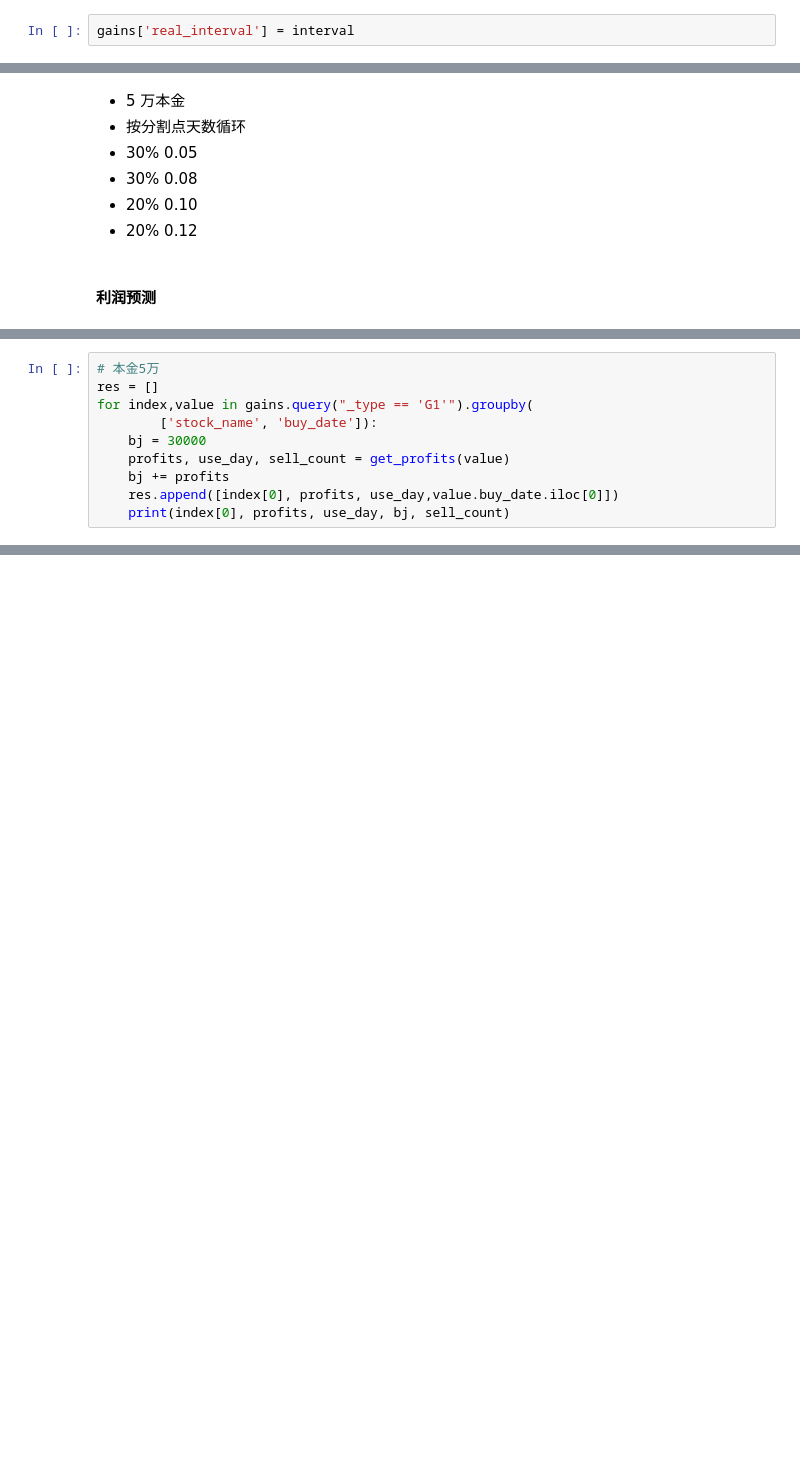
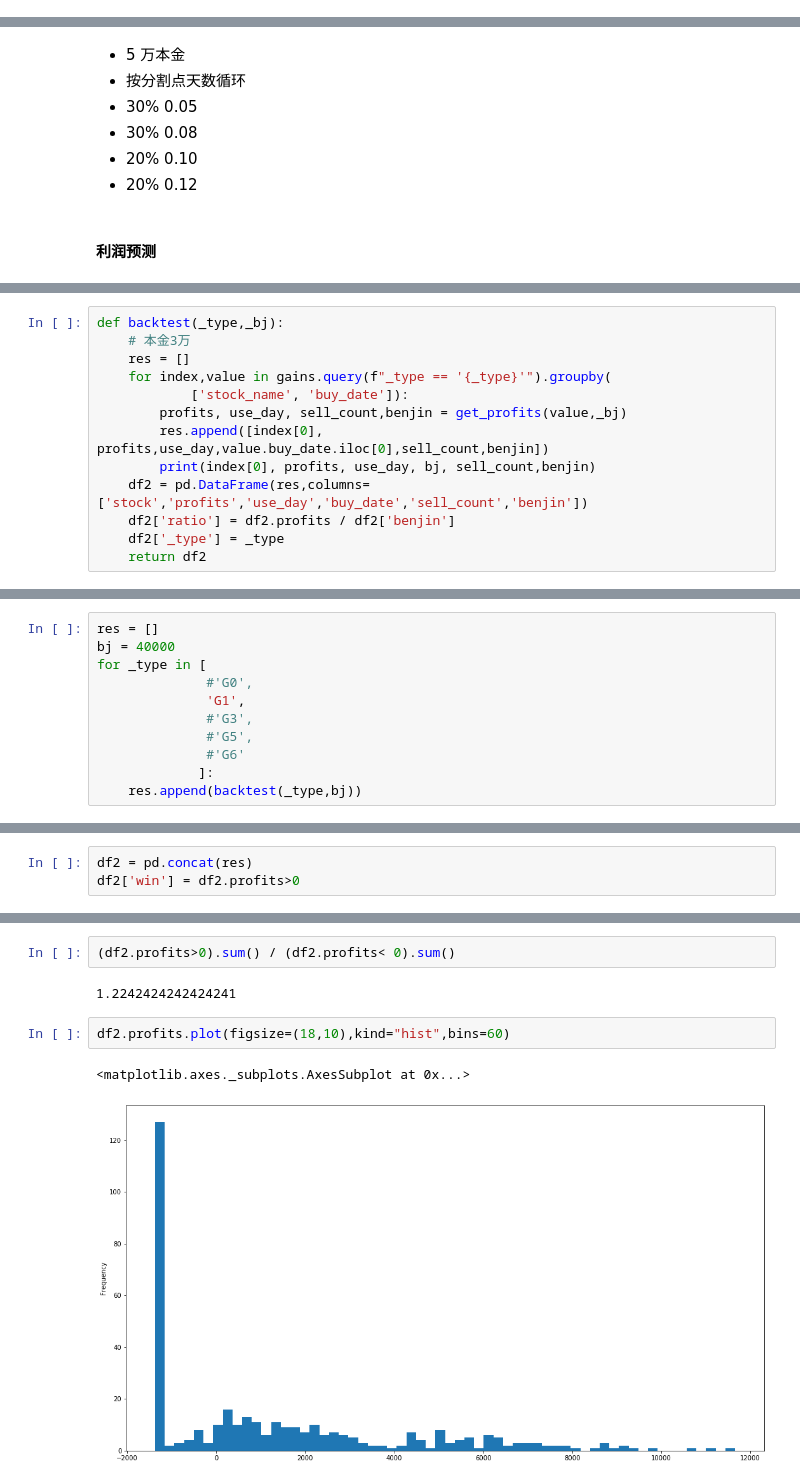
Before and after one commit to tosmart01/stock_jupyter, a Jupyter notebook: stock/预测.ipynb, the cells around one changed output, grey strips where cells are left out. Saved outputs shown, nothing was run; the diff lists cells and outputs as text; blank space fills up the shorter version.

```diff
--- a/stock/预测.ipynb
+++ b/stock/预测.ipynb
@@ -22,2 +9,0 @@ for row in gains.itertuples():
-# %%
-gains['real_interval'] = interval
@@ -132,10 +159,13 @@ sell_interval = {"G6": 2, "G5": 3, "G3": 4, "G1": 12, "G0": 20}
 # %%
-# 本金5万
-res = []
-for index,value in gains.query("_type == 'G1'").groupby(
-        ['stock_name', 'buy_date']):
-    bj = 30000
-    profits, use_day, sell_count = get_profits(value)
-    bj += profits
-    res.append([index[0], profits, use_day,value.buy_date.iloc[0]])
-    print(index[0], profits, use_day, bj, sell_count)
+def backtest(_type,_bj):
+    # 本金3万
+    res = []
+    for index,value in gains.query(f"_type == '{_type}'").groupby(
+            ['stock_name', 'buy_date']):
+        profits, use_day, sell_count,benjin = get_profits(value,_bj)
+        res.append([index[0], profits,use_day,value.buy_date.iloc[0],sell_count,benjin])
+        print(index[0], profits, use_day, bj, sell_count,benjin)
+    df2 = pd.DataFrame(res,columns=['stock','profits','use_day','buy_date','sell_count','benjin'])
+    df2['ratio'] = df2.profits / df2['benjin']
+    df2['_type'] = _type
+    return df2
@@ -174,0 +172,11 @@ df2.buy_date = df2.buy_date.astype('str')
+# %%
+res = []
+bj = 40000
+for _type in [
+              #'G0',
+              'G1',
+              #'G3',
+              #'G5',
+              #'G6'
+             ]:
+    res.append(backtest(_type,bj))
@@ -174,0 +201,3 @@ df2.buy_date = df2.buy_date.astype('str')
+# %%
+df2 = pd.concat(res)
+df2['win'] = df2.profits>0
@@ -245 +344,10 @@ df2.loc[df2.profits>0].profits.mean() / bj
+# %%
+(df2.profits>0).sum() / (df2.profits< 0).sum()
+# %% [output]
+1.2242424242424241
+# %%
+df2.profits.plot(figsize=(18,10),kind="hist",bins=60)
+# %% [output]
+<matplotlib.axes._subplots.AxesSubplot at 0x...>
+[figure, added]
 # %%
```
Also changed, not shown: parts of 45 cells of this notebook, 1 other file.
